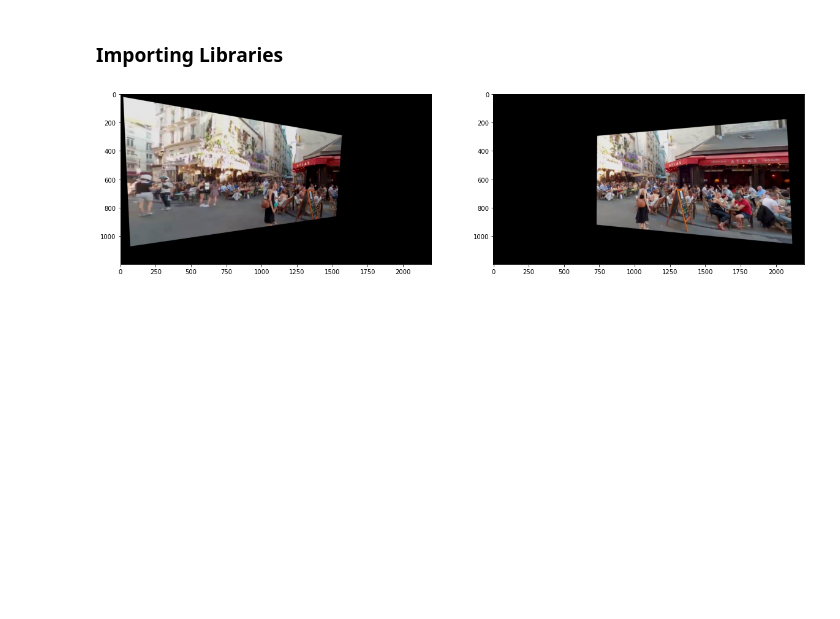
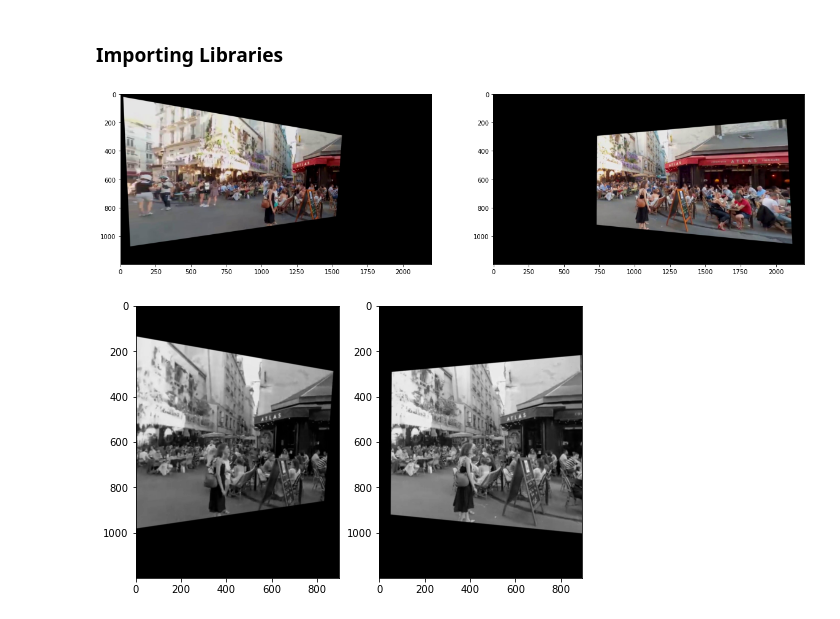
Before and after one commit to AmirhoseinYari/Digital-Image-Processing, a Jupyter notebook: HW5/HW5-AmirhoseinYari-98109718-Q2.ipynb, the cells around one changed output. Drawn from its saved outputs; the diff is of its cells as text; code cells hidden in the pictures; blank space fills up the shorter version.

```diff
--- a/HW5/HW5-AmirhoseinYari-98109718-Q2.ipynb
+++ b/HW5/HW5-AmirhoseinYari-98109718-Q2.ipynb
@@ -15,3 +15,16 @@ plt.subplot(122)
 plt.imshow(right);
 # %% [output]
 [figure]
+# %%
+s = 695#755
+l = 1590#1608
+d = -15
+left_croped = cv2.cvtColor(left[:,s:l], cv2.COLOR_BGR2GRAY).astype("float64")
+right_croped =  cv2.cvtColor(right[:,s+d:l+d], cv2.COLOR_BGR2GRAY).astype("float64")
+plt.figure(figsize=(8,10))
+plt.subplot(121)
+plt.imshow(left_croped.astype("uint8"),cmap="gray")
+plt.subplot(122)
+plt.imshow(right_croped.astype("uint8"),cmap="gray");
+# %% [output]
+[figure, added]
```
Also changed, not shown: parts of 6 cells of this notebook.
